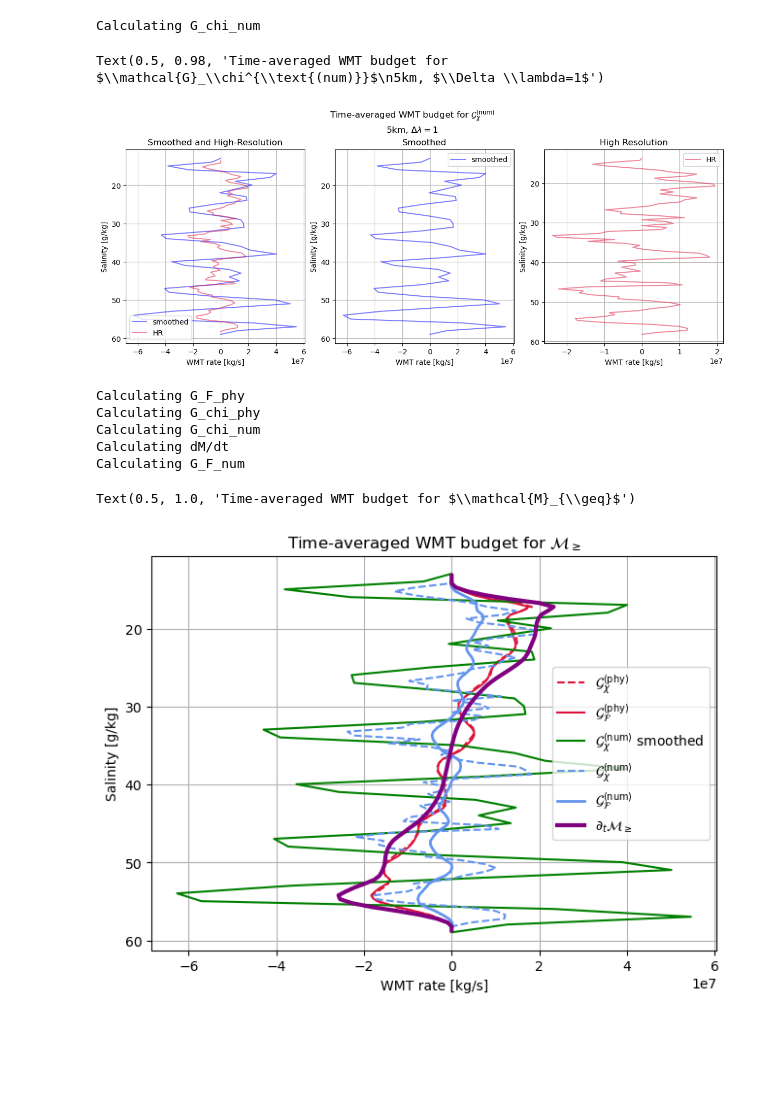
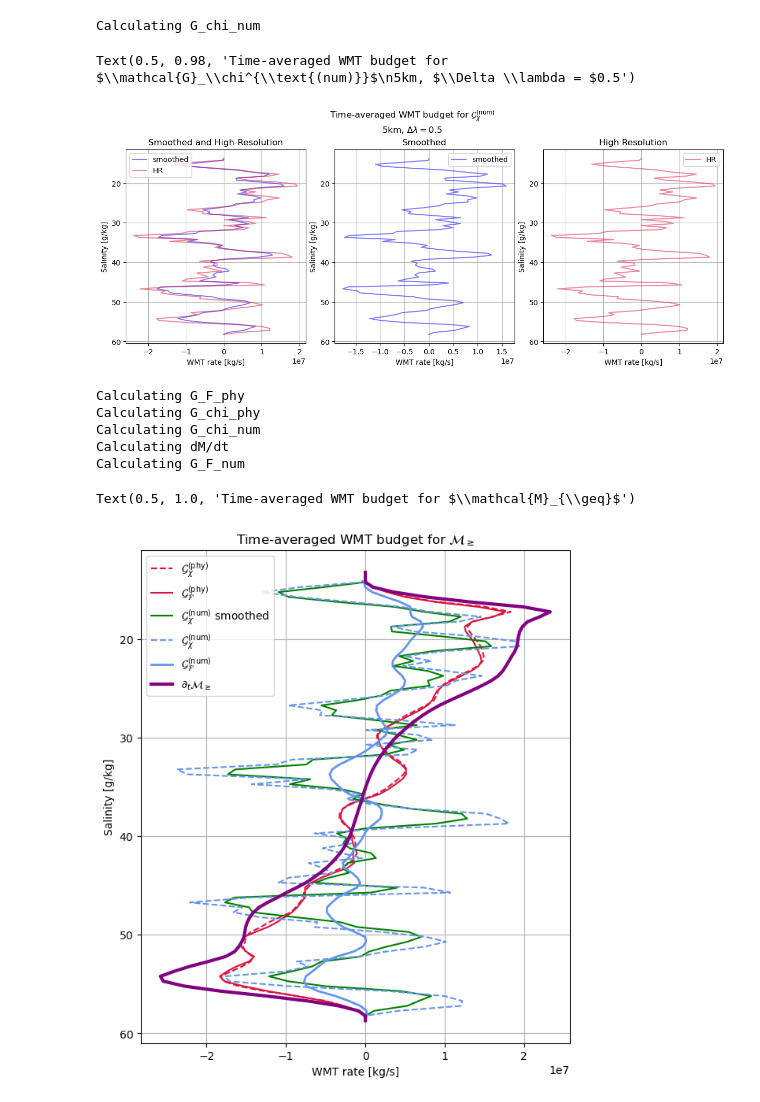
Before and after one commit to kailauyeda/WMT_DVD, a Jupyter notebook: bichan/analysis/spatial_smoothing.ipynb, the cells around one changed output. Saved outputs shown, nothing was run; the diff lists cells and outputs as text; code cells hidden in the pictures; blank space fills up the shorter version.

```diff
--- a/bichan/analysis/spatial_smoothing.ipynb
+++ b/bichan/analysis/spatial_smoothing.ipynb
@@ -224,8 +224,10 @@ fig.colorbar(a, ax=ax)
 # set up the same grid as when you calculate G_chi_num
 # eventually, this should probably be written as a helper function to be consistent across all budget calculation functions
 # set target coordinate bins
+# =========================================================================================================================
 ds_output = avg_ds_output
-target_coord_spacing = 1
+target_coord_spacing = 0.5
+rho_0 = 1026
 
 lower_bound = ds_output.salinity_P1.min() - (3 * target_coord_spacing)
 upper_bound = ds_output.salinity_P1.max() + (3 * target_coord_spacing)
@@ -348,20 +330,26 @@ rho_0 = 1026
 chi_dA_num_salinity = avg_chi # HR_chi.chi_num_salinity #avg_chi
 chi_dA_num_salinity = chi_dA_num_salinity.to_dataset(name = 'chi_dA_num_salinity').assign_coords({'salinity_P1' : target_coords_P1})
 
-# create a grid for salinity coordinates
+# create a grid for salinity coordinates`
 salinity_grid = Grid(chi_dA_num_salinity, coords = {'Z' : {'center' : 'salinity', 'outer' : 'salinity_P1'}},
                      padding = 'extend',
                      autoparse_metadata = False)
 
-target_coord_spacing = 0.5
+# layerThickness_salinity = grid.transform(avg_ds_output.layerThickness,
+#                                       'Z',
+#                                       target_coords_P1,
+#                                       method = 'conservative',
+#                                       target_data = avg_ds_output.salinity_P1)
+
+# layerThickness_salinity = layerThickness_salinity.rename({'salinity_P1' : 'salinity'})
 
 layerThickness_salinity = grid.transform(avg_ds_output.layerThickness,
                                       'Z',
-                                      target_coords_P1,
-                                      method = 'conservative',
-                                      target_data = avg_ds_output.salinity_P1)
+                                      target_coords,
+                                      method = 'linear',
+                                      target_data = avg_ds_output.salinity)
 
-layerThickness_salinity = layerThickness_salinity.rename({'salinity_P1' : 'salinity'})
+# layerThickness_salinity = layerThickness_salinity.assign_coords({'salinity_P1': target_coords_P1})
 
 # since the data is already in salinity coords, it would make most sense to calculate the dlambda instead to get dV?
 dV_salinity = mesh.areaCell * layerThickness_salinity # target_coord_spacing # layerThickness_salinity
@@ -435,10 +423,10 @@ for i in range(0,3):
 ax[0].set_title('Smoothed and High-Resolution')
 ax[1].set_title('Smoothed')
 ax[2].set_title('High Resolution')
-fig.suptitle(r'Time-averaged WMT budget for $\mathcal{G}_\chi^{\text{(num)}}$' + '\n' + r'5km, $\Delta \lambda=1$')
+fig.suptitle(r'Time-averaged WMT budget for $\mathcal{G}_\chi^{\text{(num)}}$' + '\n' + r'5km, $\Delta \lambda = $' + f'{target_coord_spacing}')
 # %% [output]
-Text(0.5, 0.98, 'Time-averaged WMT budget for $\\mathcal{G}_\\chi^{\\text{(num)}}$\n5km, $\\Delta \\lambda=1$')
+Text(0.5, 0.98, 'Time-averaged WMT budget for $\\mathcal{G}_\\chi^{\\text{(num)}}$\n5km, $\\Delta \\lambda = $0.5')
-[figure, old version]
+[figure, new version]
 # %%
 # write function to calculate G_F_phy
 def calculate_G_F_phy(F_variable, rho_0, mesh, ds_output, target_coord_spacing = 1):
@@ -755,36 +740,36 @@ Calculating G_chi_num
 Calculating dM/dt
 Calculating G_F_num
 # %%
-fig,ax = plt.subplots(nrows=1,ncols=1,constrained_layout=True)
+fig,ax = plt.subplots(nrows=1,ncols=1,constrained_layout=True, figsize =(6,7))
 
 # G_phy
 budget_ds.G_chi_phy.sum('nCells').mean(dim='Time').plot(y='salinity',label = r'$\mathcal{G}_\chi^{\text{(phy)}}$',
                                                             linestyle='dashed', color='crimson')
 budget_ds.G_F_phy_center.sum('nCells').mean(dim='Time').plot(y='salinity', label = r'$\mathcal{G}_\mathcal{F}^{\text{(phy)}}$', color = 'crimson')
 
 # G_num
 G_chi_mix_ds_coarsened.G_chi_num.sum('nCells').mean(dim='Time').plot(y='salinity', color='green',
                                                                      label = r'$\mathcal{G}_\chi^{\text{(num)}}$ smoothed')
 
 budget_ds.G_chi_num.sum('nCells').mean(dim='Time').plot(y='salinity', label = r'$\mathcal{G}_\chi^{\text{(num)}}$',
                                                             linestyle='dashed',color='cornflowerblue')
 budget_ds.G_F_num.sum('nCells').mean(dim='Time').plot(y='salinity', label = r'$\mathcal{G}_\mathcal{F}^{\text{(num)}}$',
                                                       linewidth = 2, color='cornflowerblue')
 # ds_dt.mean(dim='Time').sum('nCells').salinityTend.plot(y='salinity', label = r'$\partial_t \lambda$')
 
 # dM/dt
 budget_ds.dM_dt.sum('nCells').mean(dim='Time').plot(y='salinity',label = r'$\partial_t \mathcal{M}_{\geq}$', color='purple',linewidth = 3)
 
 ax.grid()
 # ax.set_ylim(10,60)
 # ax.set_xlim(-7e7, 7e7)
 ax.legend()
 ax.invert_yaxis()
 ax.set_xlabel('WMT rate [kg/s]')
 ax.set_ylabel('Salinity [g/kg]')
 ax.set_title(r'Time-averaged WMT budget for $\mathcal{M}_{\geq}$')
 
 # dM/dt does not go to 0 at salinity = minimum. please just be numerical floating point error or something...
 # %% [output]
 Text(0.5, 1.0, 'Time-averaged WMT budget for $\\mathcal{M}_{\\geq}$')
-[figure, old version]
+[figure, new version]
```
Also changed, not shown: parts of 5 cells of this notebook.
